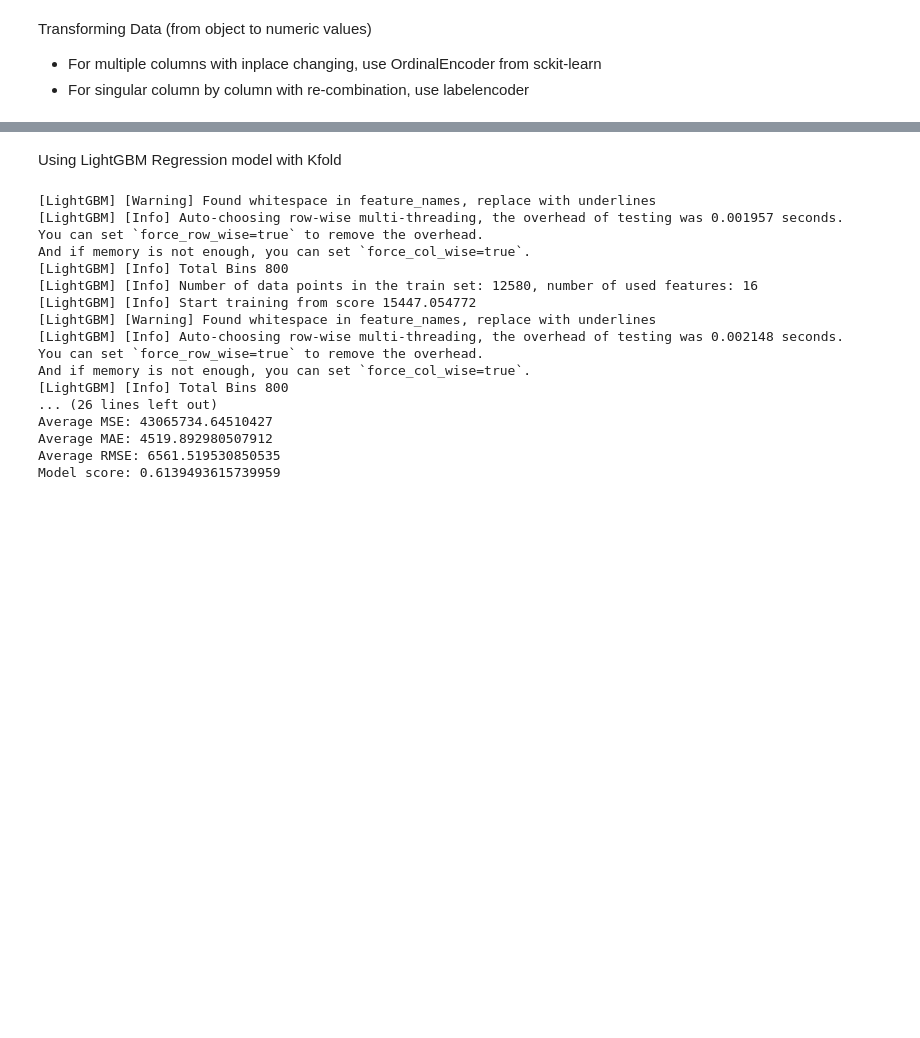
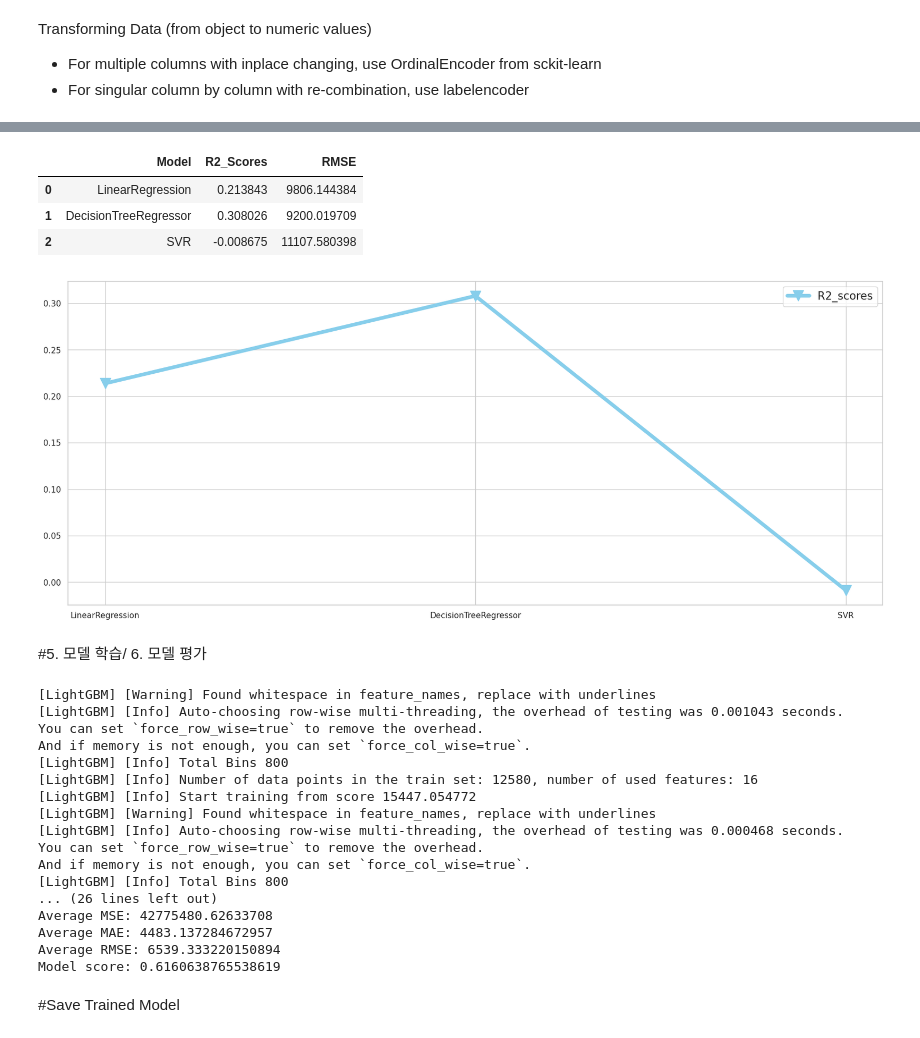
Before and after one commit to PYH95510/CarPricePrediction, a Jupyter notebook: Car Price prediction LightGBM model.ipynb, the cells around one changed output, grey strips where cells are left out. Saved outputs shown, nothing was run; the diff lists cells and outputs as text; code cells hidden in the pictures; blank space fills up the shorter version.

Commit message:
Hyper Parameter tuning, Model saving, model comparsion

```diff
--- a/Car Price prediction LightGBM model.ipynb
+++ b/Car Price prediction LightGBM model.ipynb
@@ -630,13 +625,14 @@ print(111)
 X = df.drop('Price', axis=1)
 y = df['Price']
 
-
+X_train, X_test, y_train, y_test = train_test_split(X, y, test_size=0.2, random_state=42)
 kf = KFold(n_splits=5, shuffle=True, random_state=42)
 model = LGBMRegressor(random_state=42)
 
 mse_scores = []
 mae_scores = []
 rmse_scores = []
+basic_scores = []
 # %%
 def models(model):
     model.fit(X_train,y_train)
@@ -662,5 +659,21 @@ The Score of SVR() is :0.002257813433068967
-# %% [markdown]
-Using LightGBM Regression model with Kfold
+# %%
+basic_model = ['LinearRegression','DecisionTreeRegressor','SVR']
+res = pd.DataFrame({'Model':basic_model,'R2_Scores':basic_scores,'RMSE':rmse_scores})
+res
+# %% [output]
+|  | Model | R2_Scores | RMSE |
+| 0 | LinearRegression | 0.213843 | 9806.144384 |
+| 1 | DecisionTreeRegressor | 0.308026 | 9200.019709 |
+| 2 | SVR | -0.008675 | 11107.580398 |
+# %%
+fig = plt.figure(figsize=(20,8))
+plt.plot(res.Model, res['R2_Scores'], label='R2_scores', lw=5, color='skyblue', marker='v', markersize=15)
+plt.legend(fontsize=15)
+plt.show()
+# %% [output]
+[figure, added]
+# %% [markdown]
+#5. 모델 학습/ 6. 모델 평가
 # %%
 mse_scores = []
 mae_scores = []
@@ -697,19 +710,19 @@ print(f"Model score: {score}")
 #in scikit-learn, score()method returns R2 score
 # %% [output]
 [LightGBM] [Warning] Found whitespace in feature_names, replace with underlines
-[LightGBM] [Info] Auto-choosing row-wise multi-threading, the overhead of testing was 0.001957 seconds.
+[LightGBM] [Info] Auto-choosing row-wise multi-threading, the overhead of testing was 0.001043 seconds.
 You can set `force_row_wise=true` to remove the overhead.
 And if memory is not enough, you can set `force_col_wise=true`.
 [LightGBM] [Info] Total Bins 800
 [LightGBM] [Info] Number of data points in the train set: 12580, number of used features: 16
 [LightGBM] [Info] Start training from score 15447.054772
 [LightGBM] [Warning] Found whitespace in feature_names, replace with underlines
-[LightGBM] [Info] Auto-choosing row-wise multi-threading, the overhead of testing was 0.002148 seconds.
+[LightGBM] [Info] Auto-choosing row-wise multi-threading, the overhead of testing was 0.000468 seconds.
 You can set `force_row_wise=true` to remove the overhead.
 And if memory is not enough, you can set `force_col_wise=true`.
 [LightGBM] [Info] Total Bins 800
 ... (26 lines left out)
-Average MSE: 43065734.64510427
-Average MAE: 4519.892980507912
-Average RMSE: 6561.519530850535
-Model score: 0.6139493615739959
+Average MSE: 42775480.62633708
+Average MAE: 4483.137284672957
+Average RMSE: 6539.333220150894
+Model score: 0.6160638765538619
@@ -715,0 +754,2 @@ Model score: 0.6139493615739959
+# %% [markdown]
+#Save Trained Model
```
Also changed, not shown: parts of 17 cells of this notebook.
